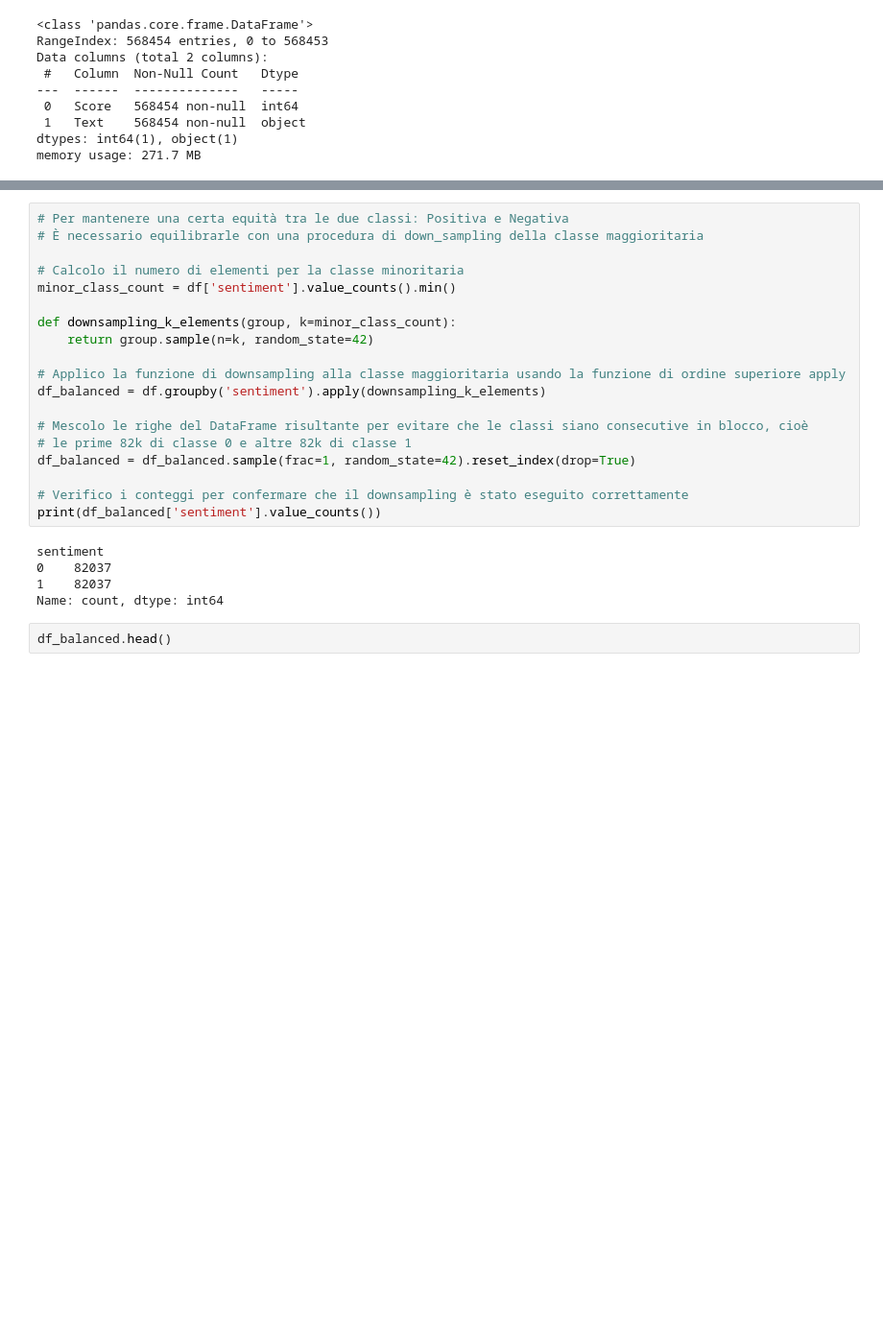
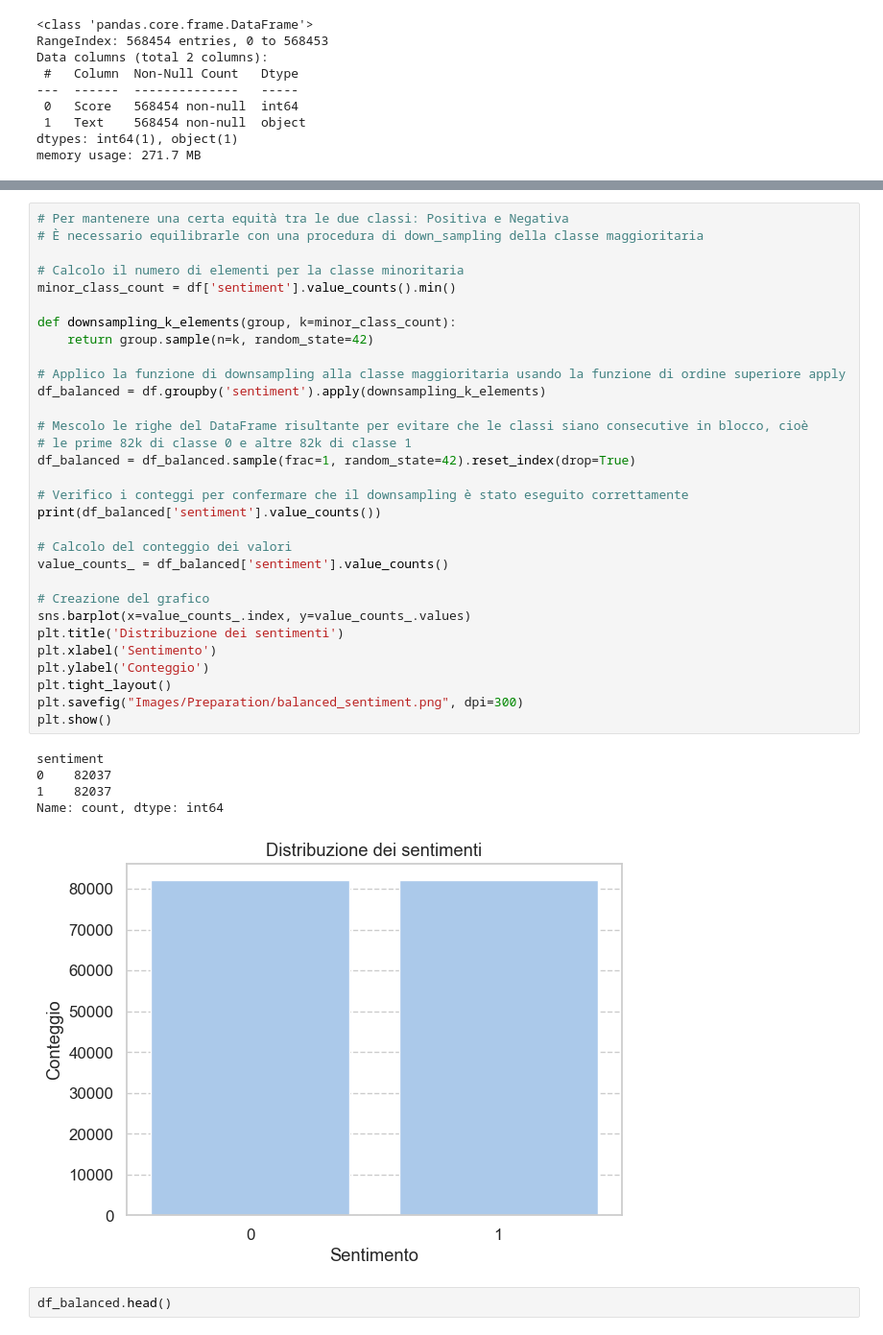
Before and after one commit to peppe212/NLP-Sentiment-Analysis-Amazon-Reviews, a Jupyter notebook: Data_Preparation.ipynb, the cells around one changed output, grey strips where cells are left out. Shown at 96% size. Saved outputs shown, nothing was run; the diff lists cells and outputs as text; blank space fills up the shorter version.

```diff
--- a/Data_Preparation.ipynb
+++ b/Data_Preparation.ipynb
@@ -116,27 +124,40 @@ Name: count, dtype: int64
 # %%
 # Per mantenere una certa equità tra le due classi: Positiva e Negativa
 # È necessario equilibrarle con una procedura di down_sampling della classe maggioritaria
 
 # Calcolo il numero di elementi per la classe minoritaria
 minor_class_count = df['sentiment'].value_counts().min()
 
 def downsampling_k_elements(group, k=minor_class_count):
     return group.sample(n=k, random_state=42)
 
 # Applico la funzione di downsampling alla classe maggioritaria usando la funzione di ordine superiore apply
 df_balanced = df.groupby('sentiment').apply(downsampling_k_elements)
 
 # Mescolo le righe del DataFrame risultante per evitare che le classi siano consecutive in blocco, cioè
 # le prime 82k di classe 0 e altre 82k di classe 1
 df_balanced = df_balanced.sample(frac=1, random_state=42).reset_index(drop=True)
 
 # Verifico i conteggi per confermare che il downsampling è stato eseguito correttamente
 print(df_balanced['sentiment'].value_counts())
+
+# Calcolo del conteggio dei valori
+value_counts_ = df_balanced['sentiment'].value_counts()
+
+# Creazione del grafico
+sns.barplot(x=value_counts_.index, y=value_counts_.values)
+plt.title('Distribuzione dei sentimenti')
+plt.xlabel('Sentimento')
+plt.ylabel('Conteggio')
+plt.tight_layout()
+plt.savefig("Images/Preparation/balanced_sentiment.png", dpi=300)
+plt.show()
 # %% [output]
 sentiment
 0    82037
 1    82037
 Name: count, dtype: int64
+[figure, added]
 # %%
 df_balanced.head()
 # %% [output]
```
Also changed, not shown: parts of 3 cells of this notebook, 12 other files.
